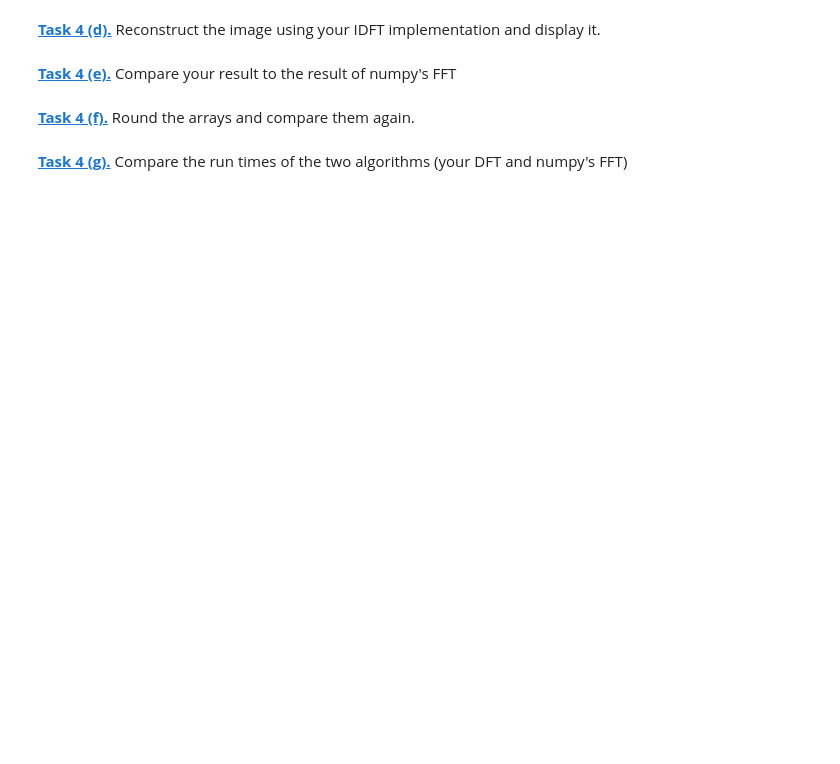
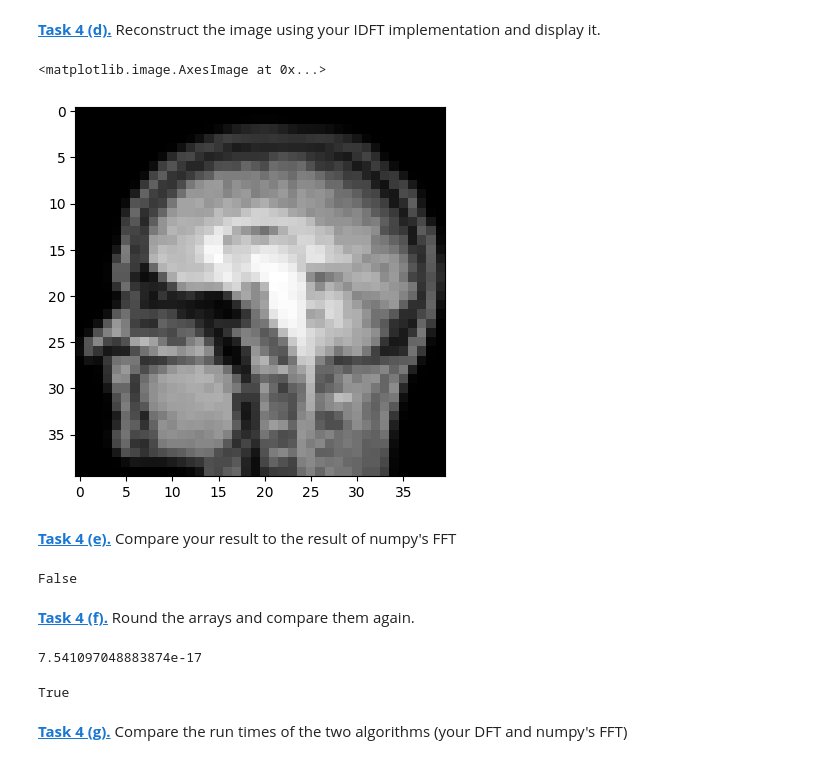
Before and after one commit to leventetn/mobi-fs5-python, a Jupyter notebook: fourier.ipynb, the cells around one changed output. Drawn from its saved outputs; the diff is of its cells as text; code cells hidden in the pictures; blank space fills up the shorter version.

```diff
--- a/fourier.ipynb
+++ b/fourier.ipynb
@@ -215,7 +215,7 @@ def idft(img) :
         for v in range(N) :
             for x in range(M) :
                 for y in range(N) :
-                    idft[u, v] += img[x, y] * exp(2j*(u*x/M + v*y/N))
+                    idft[u, v] += img[x, y] * np.exp(2j*np.pi*(u*x/M + v*y/N))
 
     return idft
 # %% [markdown]
@@ -230,8 +259,32 @@ NameError: name 'brain_img' is not defined
 # %% [markdown]
 **[Task 4 (d).]()** Reconstruct the image using your IDFT implementation and display it.
+# %%
+brain_restore = idft(brain_dft)
+
+plt.imshow(brain_restore.real, 'gray')
+# %% [output]
+<matplotlib.image.AxesImage at 0x...>
+[figure, added]
 # %% [markdown]
 **[Task 4 (e).]()** Compare your result to the result of numpy's FFT
+# %%
+brain_fft = np.fft.fft2(test_img, norm='forward')
+brain_dft = dft(test_img)
+
+np.allclose(brain_fft, brain_dft)
+# %% [output]
+False
 # %% [markdown]
 **[Task 4 (f).]()** Round the arrays and compare them again.
+# %%
+print(np.mean(np.abs(brain_dft - brain_fft)))
+
+fft_round = np.round(brain_fft, 12)
+dft_round = np.round(brain_dft, 12)
+
+(dft_round == fft_round).all()
+# %% [output]
+7.541097048883874e-17
+True
 # %% [markdown]
 **[Task 4 (g).]()** Compare the run times of the two algorithms (your DFT and numpy's FFT)
```
Also changed, not shown: parts of 4 cells of this notebook.
